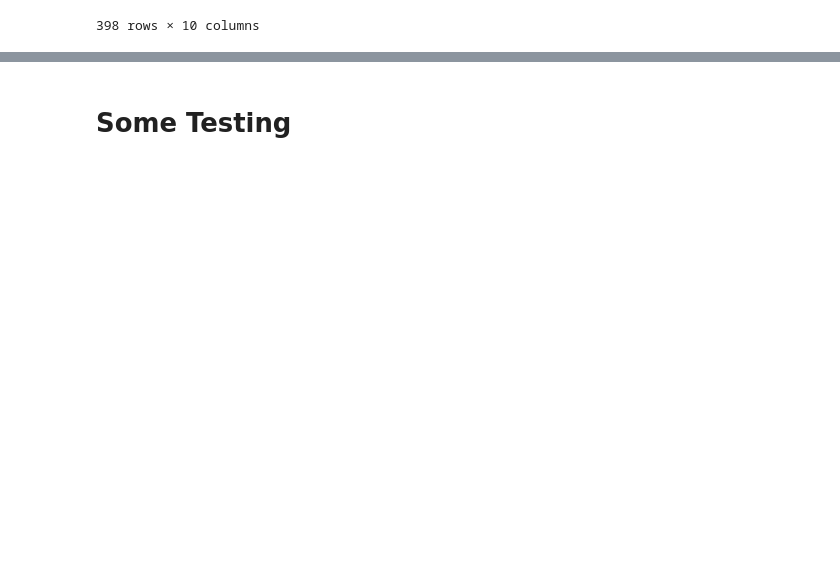
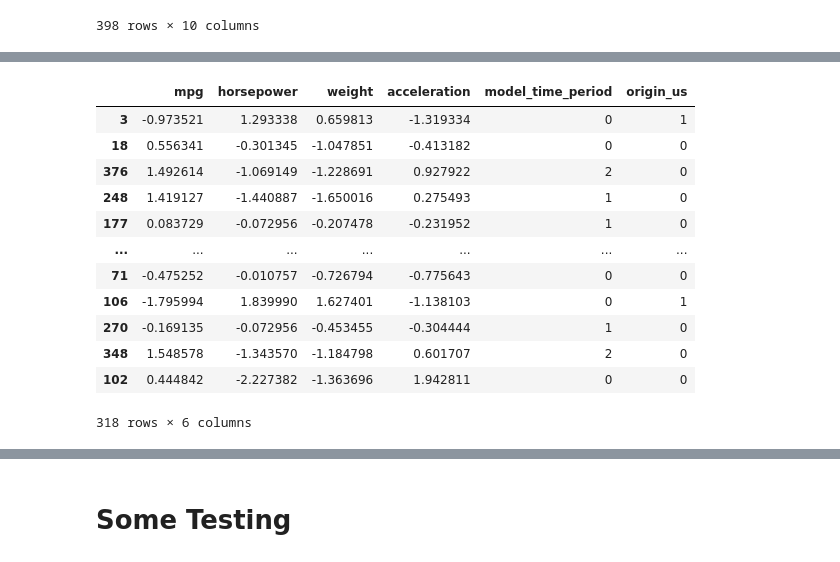
Before and after one commit to xtramin/linear-regression-models, a Jupyter notebook: notebooks/exploratory_analysis.ipynb, the cells around one changed output, grey strips where cells are left out. Cells and saved outputs as stored; diff of their text form; code cells hidden in the pictures; blank space fills up the shorter version.

```diff
--- a/notebooks/exploratory_analysis.ipynb
+++ b/notebooks/exploratory_analysis.ipynb
@@ -142,0 +259,6 @@ df.describe().T
+# %%
+from sklearn.model_selection import train_test_split
+
+df_train, df_test = train_test_split(
+    df.drop(columns=["cylinders", "displacement"]), random_state=42, train_size=0.8
+)
@@ -143,2 +269,6 @@ df.describe().T
+# %%
+df_train["horsepower"] = np.log1p(df_train["horsepower"])
+df_train["weight"] = np.log1p(df_train["weight"])
+df_train["mpg"] = np.log1p(df_train["mpg"])
 # %%
 df[["mpg", "horsepower", "weight"]].corr()
@@ -145 +280,32 @@ df[["mpg", "horsepower", "weight"]].corr()
+# %%
+mpg_mean = np.mean(df_train["mpg"])
+horsepower_mean = np.mean(df_train["horsepower"])
+weight_mean = np.mean(df_train["weight"])
+acceleration_mean = np.mean(df_train["acceleration"])
+
+mpg_std = np.std(df_train["mpg"])
+horsepower_std = np.std(df_train["horsepower"])
+weight_std = np.std(df_train["weight"])
+acceleration_std = np.std(df_train["acceleration"])
+
+df_train["horsepower"] = (df_train["horsepower"] - horsepower_mean) / horsepower_std
+df_train["weight"] = (df_train["weight"] - weight_mean) / weight_std
+df_train["acceleration"] = (df_train["acceleration"] - acceleration_mean) / acceleration_std
+df_train["mpg"] = (df_train["mpg"] - mpg_mean) / mpg_std
+# %%
+df_train
+# %% [output]
+|  | mpg | horsepower | weight | acceleration | model_time_period | origin_us |
+| 3 | -0.973521 | 1.293338 | 0.659813 | -1.319334 | 0 | 1 |
+| 18 | 0.556341 | -0.301345 | -1.047851 | -0.413182 | 0 | 0 |
+| 376 | 1.492614 | -1.069149 | -1.228691 | 0.927922 | 2 | 0 |
+| 248 | 1.419127 | -1.440887 | -1.650016 | 0.275493 | 1 | 0 |
+| 177 | 0.083729 | -0.072956 | -0.207478 | -0.231952 | 1 | 0 |
+| ... | ... | ... | ... | ... | ... | ... |
+| 71 | -0.475252 | -0.010757 | -0.726794 | -0.775643 | 0 | 0 |
+| 106 | -1.795994 | 1.839990 | 1.627401 | -1.138103 | 0 | 1 |
+| 270 | -0.169135 | -0.072956 | -0.453455 | -0.304444 | 1 | 0 |
+| 348 | 1.548578 | -1.343570 | -1.184798 | 0.601707 | 2 | 0 |
+| 102 | 0.444842 | -2.227382 | -1.363696 | 1.942811 | 0 | 0 |
+318 rows × 6 columns
 # %%
```
Also changed, not shown: parts of 28 cells of this notebook, 4 other files.
